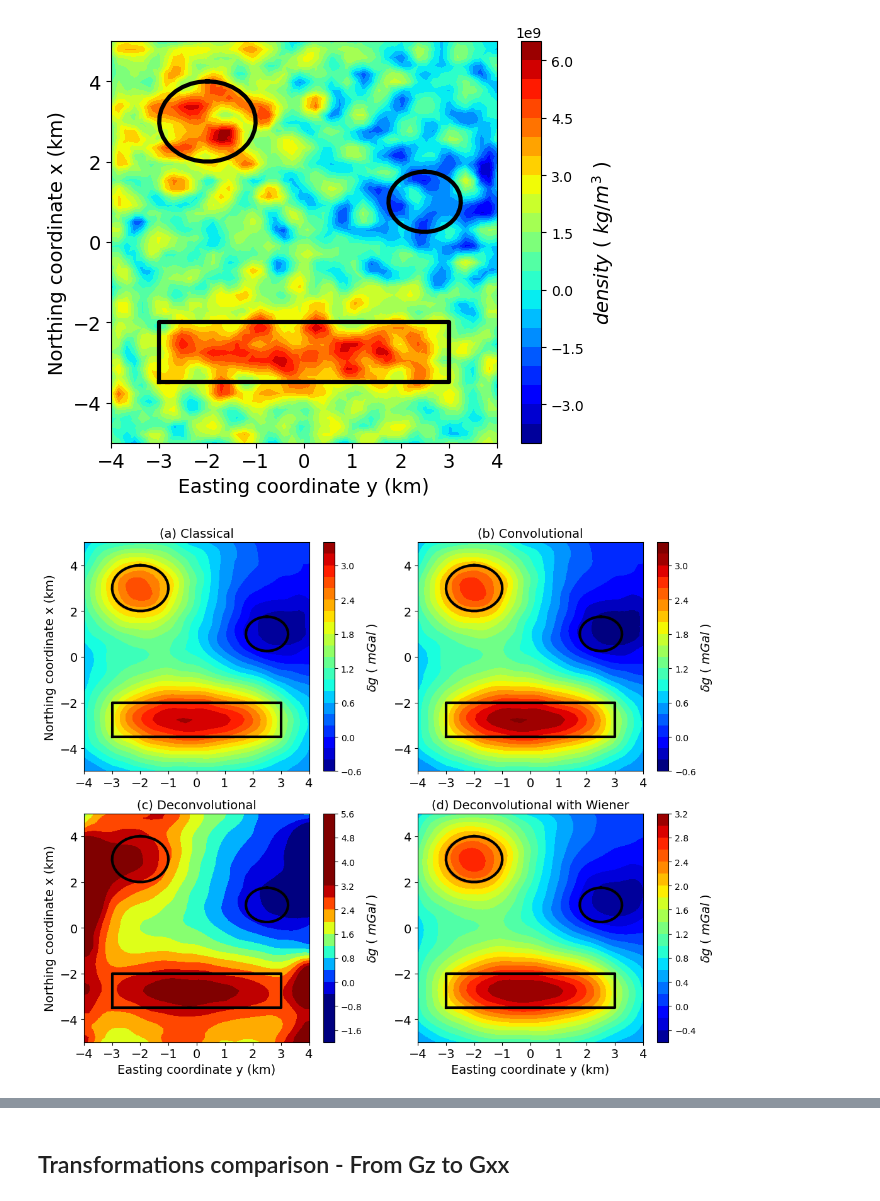
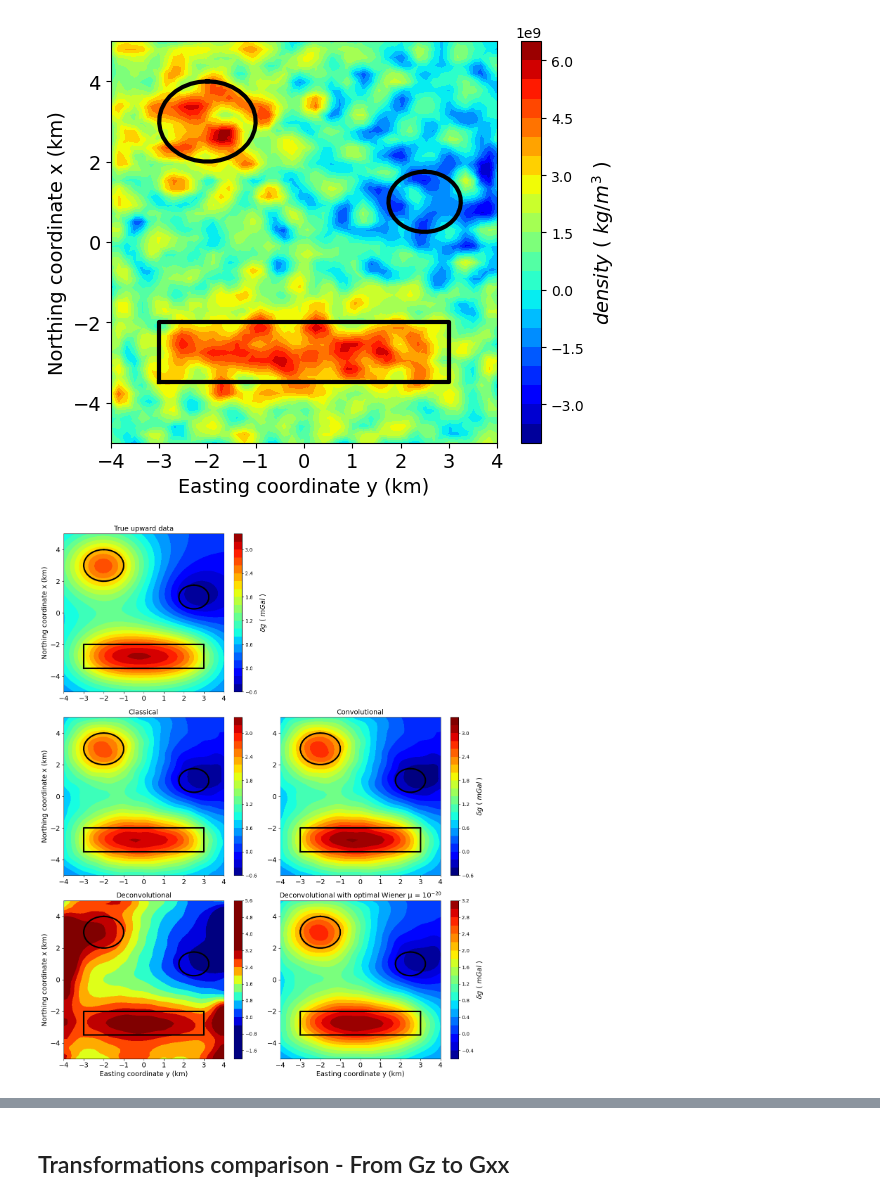
Before and after one commit to DiegoTaka/fast_equivalent_layer, a Jupyter notebook: code/grav/transformation_grav.ipynb, the cells around one changed output, grey strips where cells are left out. Drawn from its saved outputs; the diff is of its cells as text; code cells hidden in the pictures.

```diff
--- a/code/grav/transformation_grav.ipynb
+++ b/code/grav/transformation_grav.ipynb
@@ -256,11 +256,12 @@ y2 = yc2/1000 + (R2/1000)*np.sin(phi)
 x_p = [-3.5, -2., -2., -3.5, -3.5]
 y_p = [-3., -3., 3., 3., -3.]
 
-fig = plt.figure(figsize=(11,9))
+fig = plt.figure(figsize=(13,16))
 fig.patch.set_facecolor('xkcd:white')
-plt.subplot(221)
-plt.title('(a) Classical', y=1, x=0.5, fontsize=14)
-plt.tricontourf(yi_plot, xi_plot,gz_c_up,22,cmap='jet')
+
+plt.subplot(321)
+plt.title('True upward data', y=1, x=0.5, fontsize=14)
+plt.tricontourf(yi_plot, xi_plot,dobs_up,22,cmap='jet')
 plt.plot(y_p,x_p,color="k", linewidth=3)
 #plt.plot(x_p2,y_p2,color="k", linewidth=3)
 plt.plot(y1, x1, color="k", linewidth=3)
@@ -274,8 +275,24 @@ plt.yticks(fontsize=14)
 #plt.xlabel('Easting coordinate y (km)', fontsize=14)
 plt.ylabel('Northing coordinate x (km)', fontsize=14)
 
-plt.subplot(222)
-plt.title('(b) Convolutional', y=1, x=0.5, fontsize=14)
+plt.subplot(323)
+plt.title('Classical', y=1, x=0.5, fontsize=14)
+plt.tricontourf(yi_plot, xi_plot,gz_c_up,22,cmap='jet')
+plt.plot(y_p,x_p,color="k", linewidth=3)
+#plt.plot(x_p2,y_p2,color="k", linewidth=3)
+plt.plot(y1, x1, color="k", linewidth=3)
+plt.plot(y2, x2, color="k", linewidth=3)
+cb = plt.colorbar(shrink=1)
+#cb.set_label('$\delta g$ ( $mGal$ )', rotation=90, fontsize=14)
+plt.xlim(np.min(yi_plot),np.max(yi_plot))
+plt.ylim(np.min(xi_plot),np.max(xi_plot))
+plt.xticks(fontsize=14)
+plt.yticks(fontsize=14)
+#plt.xlabel('Easting coordinate y (km)', fontsize=14)
+plt.ylabel('Northing coordinate x (km)', fontsize=14)
+
+plt.subplot(324)
+plt.title('Convolutional', y=1, x=0.5, fontsize=14)
 plt.tricontourf(yi_plot, xi_plot,gz_bccb_up,22, vmin=scale_min, vmax=scale_max, cmap='jet')
 plt.plot(y_p,x_p,color="k", linewidth=3)
 #plt.plot(x_p2,y_p2,color="k", linewidth=3)
@@ -290,42 +307,42 @@ plt.yticks(fontsize=14)
 #plt.xlabel('Easting coordinate y (km)', fontsize=14)
 #plt.ylabel('Northing coordinate x (km)', fontsize=14)
 
-plt.subplot(223)
-plt.title('(c) Deconvolutional', y=1, x=0.5, fontsize=14)
+plt.subplot(325)
+plt.title('Deconvolutional', y=1, x=0.5, fontsize=14)
 plt.tricontourf(yi_plot, xi_plot,gz_dec_up,22, vmin=scale_min, vmax=scale_max, cmap='jet')
 plt.plot(y_p,x_p,color="k", linewidth=3)
 #plt.plot(x_p2,y_p2,color="k", linewidth=3)
 plt.plot(y1, x1, color="k", linewidth=3)
 plt.plot(y2, x2, color="k", linewidth=3)
 cb = plt.colorbar(shrink=1)
-cb.set_label('$\delta g$ ( $mGal$ )', rotation=90, fontsize=14)
+#cb.set_label('$\delta g$ ( $mGal$ )', rotation=90, fontsize=14)
 plt.xlim(np.min(yi_plot),np.max(yi_plot))
 plt.ylim(np.min(xi_plot),np.max(xi_plot))
 plt.xticks(fontsize=14)
 plt.yticks(fontsize=14)
 plt.xlabel('Easting coordinate y (km)', fontsize=14)
 plt.ylabel('Northing coordinate x (km)', fontsize=14)
 
-plt.subplot(224)
-plt.title('(d) Deconvolutional with Wiener', y=1, x=0.5, fontsize=14)
+plt.subplot(326)
+plt.title('Deconvolutional with optimal Wiener \u03BC = $10^{-20}$', y=1, x=0.5, fontsize=14)
 plt.tricontourf(yi_plot, xi_plot,gz_dec_wiener1_up,22,cmap='jet')
 plt.plot(y_p,x_p,color="k", linewidth=3)
 #plt.plot(x_p2,y_p2,color="k", linewidth=3)
 plt.plot(y1, x1, color="k", linewidth=3)
 plt.plot(y2, x2, color="k", linewidth=3)
 cb = plt.colorbar(shrink=1)
 cb.set_label('$\delta g$ ( $mGal$ )', rotation=90, fontsize=14)
 plt.xlim(np.min(yi_plot),np.max(yi_plot))
 plt.ylim(np.min(xi_plot),np.max(xi_plot))
 plt.xticks(fontsize=14)
 plt.yticks(fontsize=14)
 plt.xlabel('Easting coordinate y (km)', fontsize=14)
 #plt.ylabel('Northing coordinate x (km)', fontsize=14)
 
 plt.tight_layout()
-#plt.savefig('../../manuscript/Fig/stability_grav_comparison.png', dpi=300)
+plt.savefig('../../manuscript/Fig/grav_upward.png', dpi=300)
 # %% [output]
-[figure, old version]
+[figure, new version]
 # %%
 print (np.mean(np.abs(dobs_up-gz_c_up)), ('(Classical method)'))
 print (np.mean(np.abs(dobs_up-gz_bccb_up)), ('(CG BTTB method)'))
```
Also changed, not shown: parts of 1 cell of this notebook, 19 other files.
